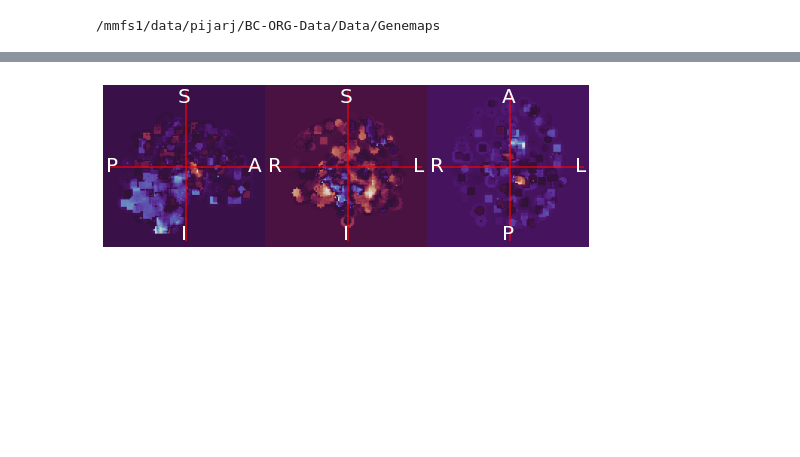
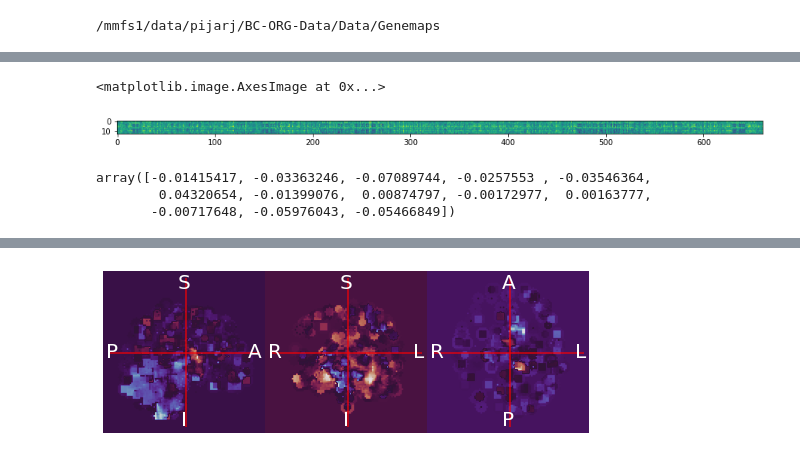
Before and after one commit to Aglinskas/BC-ORG-Data, a Jupyter notebook: Code/Diffmat_Gene_Similarities.ipynb, the cells around one changed output, grey strips where cells are left out. Saved outputs shown, nothing was run; the diff lists cells and outputs as text; code cells hidden in the pictures; blank space fills up the shorter version.

```diff
--- a/Code/Diffmat_Gene_Similarities.ipynb
+++ b/Code/Diffmat_Gene_Similarities.ipynb
@@ -50,0 +67,12 @@ for gene in diffmats:
+# %%
+plt.figure(figsize=(15,10))
+plt.imshow(gene_fmri_corr)
+# %% [output]
+<matplotlib.image.AxesImage at 0x...>
+[figure, added]
+# %%
+gene_fmri_corr[:,0] # all maps for first subject
+# %% [output]
+array([-0.01415417, -0.03363246, -0.07089744, -0.0257553 , -0.03546364,
+        0.04320654, -0.01399076,  0.00874797, -0.00172977,  0.00163777,
+       -0.00717648, -0.05976043, -0.05466849])
```
Also changed, not shown: parts of 12 cells of this notebook, 1 other file.
